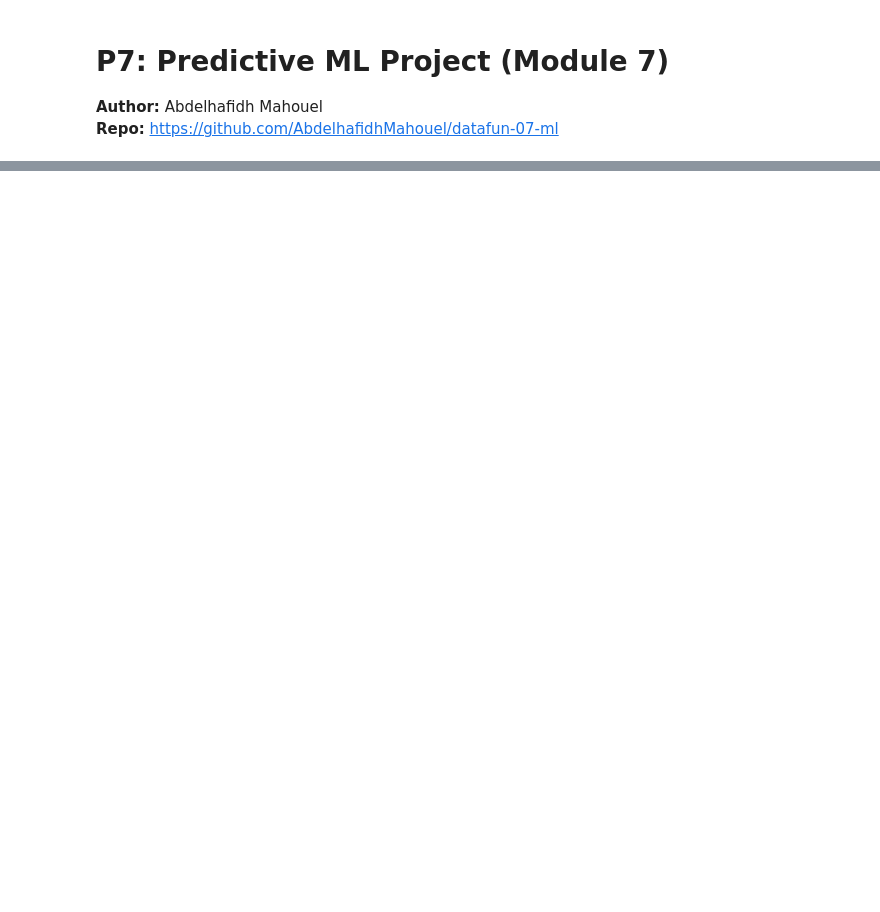
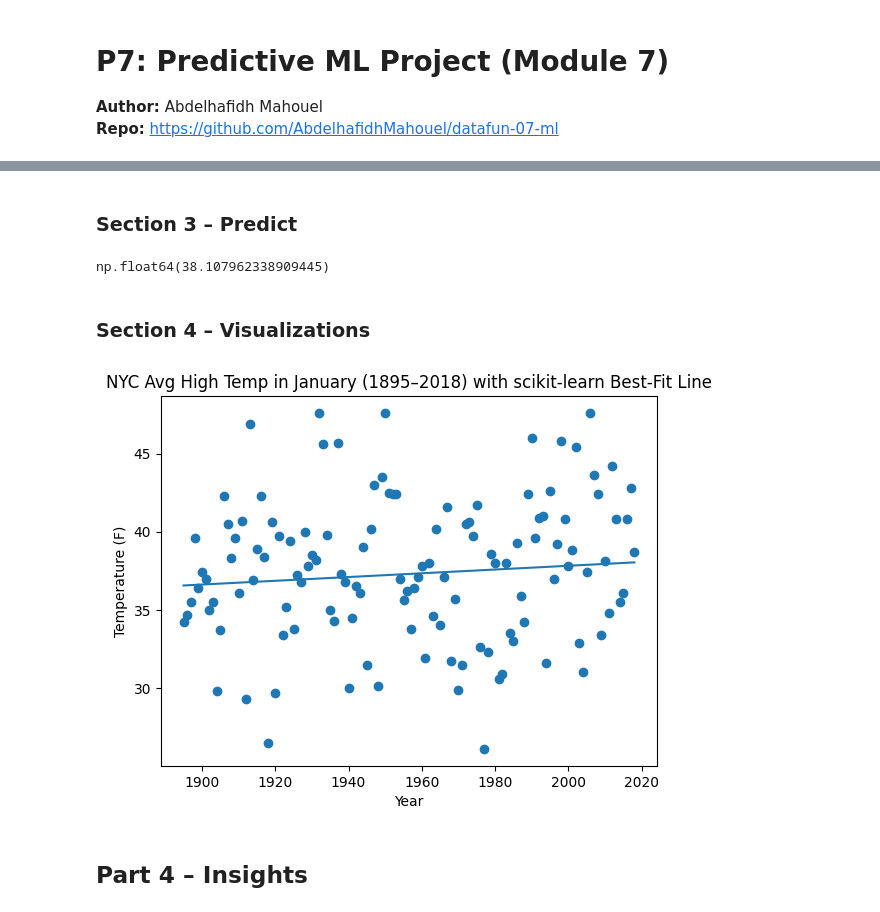
Before and after one commit to AbdelhafidhMahouel/datafun-07-ml, a Jupyter notebook: abdel_ml.ipynb, the cells around one changed output, grey strips where cells are left out. Drawn from its saved outputs; the diff is of its cells as text; code cells hidden in the pictures; blank space fills up the shorter version.

```diff
--- a/abdel_ml.ipynb
+++ b/abdel_ml.ipynb
@@ -74,0 +171,29 @@ plt.show()
+# %% [markdown]
+### Section 3 – Predict
+# %%
+# Predict for 2024 using a DataFrame (helps avoid sklearn feature-name warnings)
+future = pd.DataFrame({"Date": [2024]})
+pred_2024_sklearn = model.predict(future)[0]
+pred_2024_sklearn
+# %% [output]
+np.float64(38.107962338909445)
+# %% [markdown]
+### Section 4 – Visualizations
+# %%
+# Plot data + sklearn best-fit line
+plt.figure()
+plt.scatter(nyc_df["Date"], nyc_df["Temperature"])
+
+# Create line for the full date range
+x_line = pd.DataFrame({"Date": sorted(nyc_df["Date"].unique())})
+y_line = model.predict(x_line)
+
+plt.plot(x_line["Date"], y_line)
+plt.title("NYC Avg High Temp in January (1895–2018) with scikit-learn Best-Fit Line")
+plt.xlabel("Year")
+plt.ylabel("Temperature (F)")
+plt.show()
+# %% [output]
+[figure, added]
+# %% [markdown]
+## Part 4 – Insights
```
Also changed, not shown: parts of 31 cells of this notebook, 1 other file.
